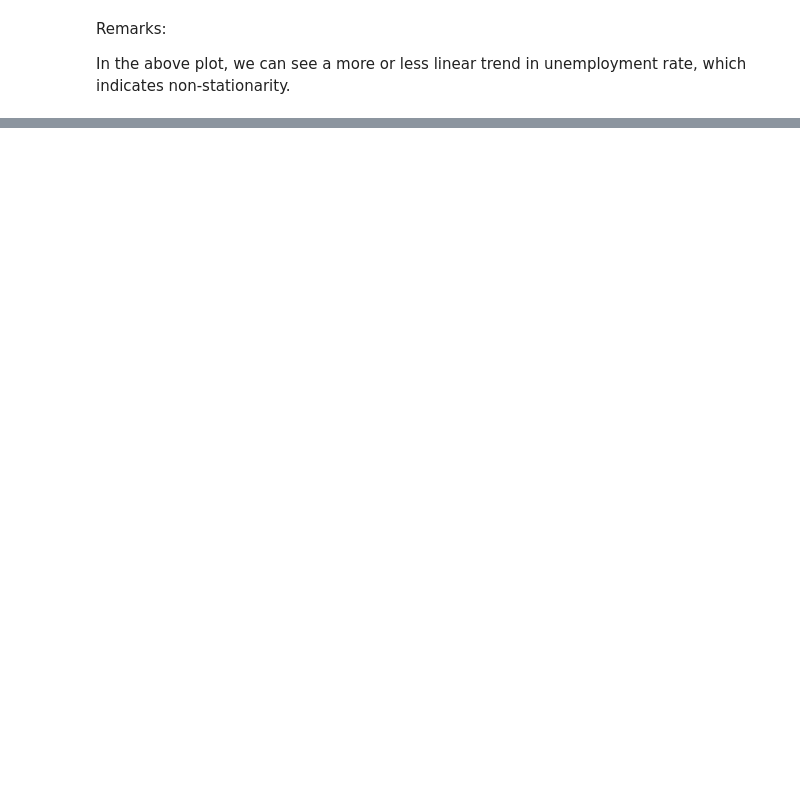
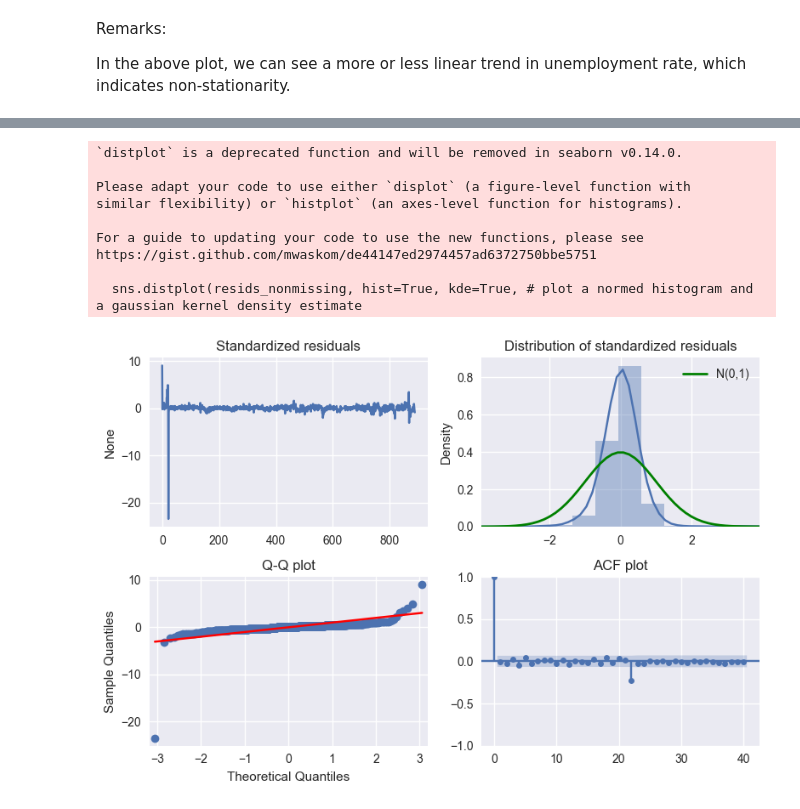
Before and after one commit to hllee0519/rmsc6007, a Jupyter notebook: asm2.ipynb, the cells around one changed output, grey strips where cells are left out. Cells and saved outputs as stored; diff of their text form; code cells hidden in the pictures; blank space fills up the shorter version.

```diff
--- a/asm2.ipynb
+++ b/asm2.ipynb
@@ -195,0 +196,3 @@ plt.show()
+# %%
+arima = ARIMA(UNRATE_df['y'], order=(0, 1, 1)).fit()
+arima.summary()
@@ -195,0 +272,16 @@ plt.show()
+# %%
+# Test the residuals of the fitted ARIMA model using the function we defined earlier
+arima_diagnostics(arima.resid, 40)
+plt.tight_layout()
+plt.show()
+# %% [output]
+`distplot` is a deprecated function and will be removed in seaborn v0.14.0.
+
+Please adapt your code to use either `displot` (a figure-level function with
+similar flexibility) or `histplot` (an axes-level function for histograms).
+
+For a guide to updating your code to use the new functions, please see
+https://gist.github.com/mwaskom/de44147ed2974457ad6372750bbe5751
+
+  sns.distplot(resids_nonmissing, hist=True, kde=True, # plot a normed histogram and a gaussian kernel density estimate
+[figure, added]
```
Also changed, not shown: parts of 12 cells of this notebook, 1 other file.
